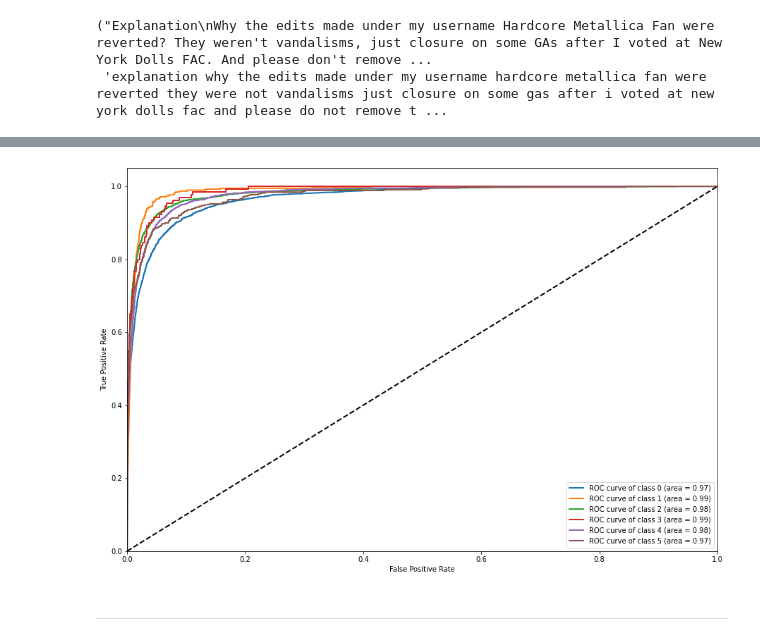
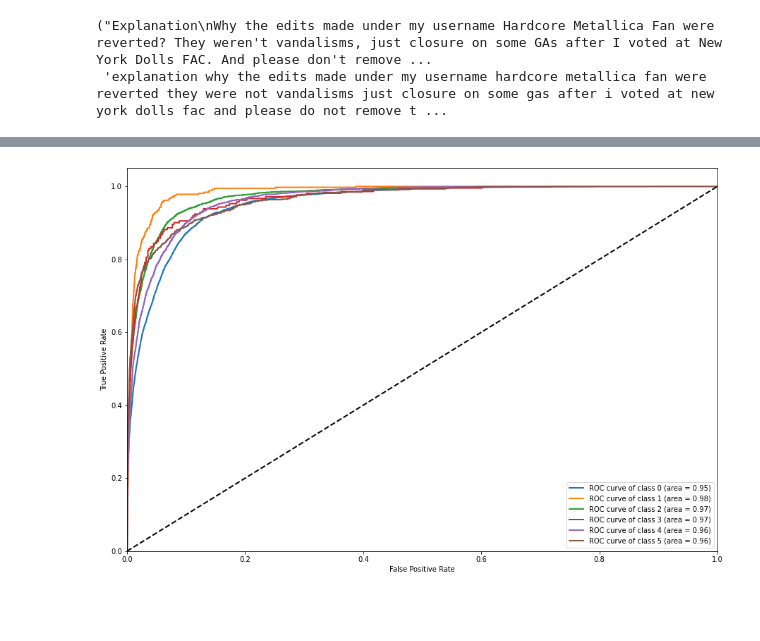
Before and after one commit to francescogemignani/Toxic-Comments-Classification-Challenge, a Jupyter notebook: multilabel-toxicity-classifiers/LSTM.ipynb, the cells around one changed output, grey strips where cells are left out. Saved outputs shown, nothing was run; the diff lists cells and outputs as text; code cells hidden in the pictures; blank space fills up the shorter version.

```diff
--- a/multilabel-toxicity-classifiers/LSTM.ipynb
+++ b/multilabel-toxicity-classifiers/LSTM.ipynb
@@ -153,9 +142,12 @@ tf.keras.utils.plot_model(model, show_shapes=True, show_dtype=True)
 # %%
+epochs = 10
+batch_size=32
+
 es = tf.keras.callbacks.EarlyStopping(monitor='val_loss', patience=5)
 
-history = model.fit(x_train, y_train,
-              validation_data=(x_test, y_test), #Va cambiato con validation_split=0.1
-              epochs=20,
-              batch_size=64,
-              callbacks=[es])
+history = model.fit(X_train, y_train,
+              validation_data=(X_val, y_val),
+              epochs=epochs,
+              batch_size=batch_size,
+              callbacks=es)
 # %% [output]
@@ -217,3 +226,3 @@ plt.show()
 # %%
-y_prob = model.predict(x_test)
+y_prob = model.predict(X_test)
 y_pred = y_prob.round()
@@ -367,4 +229 @@ plt.show()
-# %%
-y_prob = model.predict(x_test)
-y_pred = y_prob.round()
 # %%
@@ -411,8 +270,8 @@ fpr = dict()
 tpr = dict()
 roc_auc = dict()
 
-for i in range(N_CLASSES):
-    fpr[i], tpr[i], _ = roc_curve(y_test[:, i], y_prob[:, i])
+for i in range(n_classes):
+    fpr[i], tpr[i], _ = roc_curve(test_target[:, i], y_prob[:, i])
     roc_auc[i] = auc(fpr[i], tpr[i])
 # %%
 # Compute micro-average ROC curve and ROC area
@@ -425,21 +284,19 @@ print(roc_auc["micro"])
 # %%
 plt.figure(figsize=(15,10))
-for i in range(N_CLASSES):
+for i in range(n_classes):
     plt.plot(
         fpr[i],
         tpr[i],
         lw=2,
         label="ROC curve of class {0} (area = {1:0.2f})".format(i, roc_auc[i]),
     )
 
 plt.plot([0, 1], [0, 1], "k--", lw=2)
 plt.xlim([0.0, 1.0])
 plt.ylim([0.0, 1.05])
 plt.xlabel("False Positive Rate")
 plt.ylabel("True Positive Rate")
 plt.legend(loc="lower right")
 plt.show()
 # %% [output]
-[figure, old version]
+[figure, new version]
-# %% [markdown]
-----
```
Also changed, not shown: parts of 57 cells of this notebook, 3 other files.
